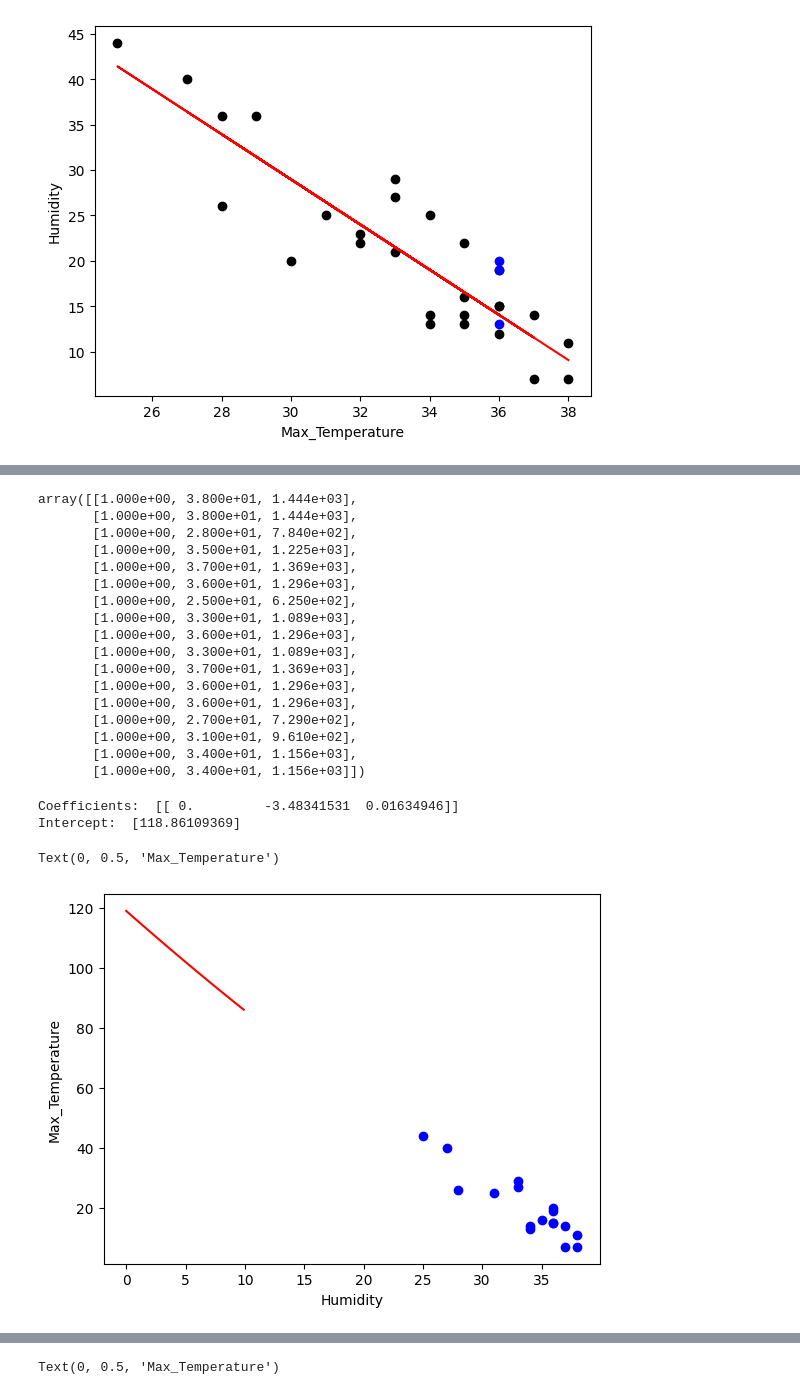
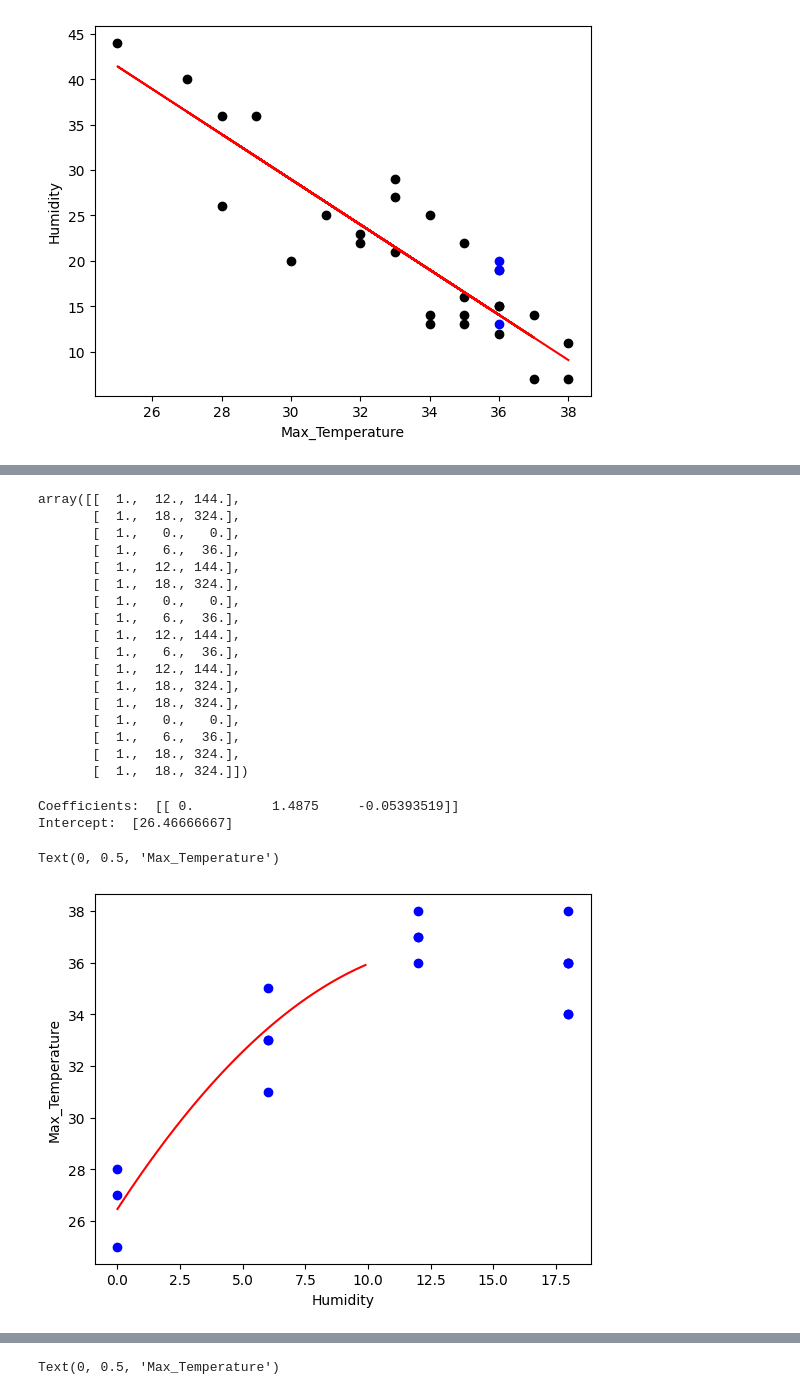
Before and after one commit to hasan-emarati/Temperature, a Jupyter notebook: AirHumidity.ipynb, the cells around one changed output, grey strips where cells are left out. Drawn from its saved outputs; the diff is of its cells as text; code cells hidden in the pictures.

```diff
--- a/AirHumidity.ipynb
+++ b/AirHumidity.ipynb
@@ -135,34 +146,34 @@ cdf.head(9)
 # %%
 from sklearn.preprocessing import PolynomialFeatures
 from sklearn import linear_model
-train_x = np.asanyarray(train[['Max_Temperature']])
-train_y = np.asanyarray(train[['Humidity']])
+train_x = np.asanyarray(train[['Date_Time']])
+train_y = np.asanyarray(train[['Max_Temperature']])
 
-test_x = np.asanyarray(test[['Max_Temperature']])
-test_y = np.asanyarray(test[['Humidity']])
+test_x = np.asanyarray(test[['Date_Time']])
+test_y = np.asanyarray(test[['Max_Temperature']])
 
 
 poly = PolynomialFeatures(degree=2)
 train_x_poly = poly.fit_transform(train_x)
 train_x_poly
 # %% [output]
-array([[1.000e+00, 3.800e+01, 1.444e+03],
-       [1.000e+00, 3.800e+01, 1.444e+03],
-       [1.000e+00, 2.800e+01, 7.840e+02],
-       [1.000e+00, 3.500e+01, 1.225e+03],
-       [1.000e+00, 3.700e+01, 1.369e+03],
-       [1.000e+00, 3.600e+01, 1.296e+03],
-       [1.000e+00, 2.500e+01, 6.250e+02],
-       [1.000e+00, 3.300e+01, 1.089e+03],
-       [1.000e+00, 3.600e+01, 1.296e+03],
-       [1.000e+00, 3.300e+01, 1.089e+03],
-       [1.000e+00, 3.700e+01, 1.369e+03],
-       [1.000e+00, 3.600e+01, 1.296e+03],
-       [1.000e+00, 3.600e+01, 1.296e+03],
-       [1.000e+00, 2.700e+01, 7.290e+02],
-       [1.000e+00, 3.100e+01, 9.610e+02],
-       [1.000e+00, 3.400e+01, 1.156e+03],
-       [1.000e+00, 3.400e+01, 1.156e+03]])
+array([[  1.,  12., 144.],
+       [  1.,  18., 324.],
+       [  1.,   0.,   0.],
+       [  1.,   6.,  36.],
+       [  1.,  12., 144.],
+       [  1.,  18., 324.],
+       [  1.,   0.,   0.],
+       [  1.,   6.,  36.],
+       [  1.,  12., 144.],
+       [  1.,   6.,  36.],
+       [  1.,  12., 144.],
+       [  1.,  18., 324.],
+       [  1.,  18., 324.],
+       [  1.,   0.,   0.],
+       [  1.,   6.,  36.],
+       [  1.,  18., 324.],
+       [  1.,  18., 324.]])
 # %%
 clf = linear_model.LinearRegression()
 train_y_ = clf.fit(train_x_poly, train_y)
@@ -170,18 +181,18 @@ train_y_ = clf.fit(train_x_poly, train_y)
 print ('Coefficients: ', clf.coef_)
 print ('Intercept: ',clf.intercept_)
 # %% [output]
-Coefficients:  [[ 0.         -3.48341531  0.01634946]]
-Intercept:  [118.86109369]
+Coefficients:  [[ 0.          1.4875     -0.05393519]]
+Intercept:  [26.46666667]
 # %%
-plt.scatter(train.Max_Temperature, train.Humidity,  color='blue')
+plt.scatter(train.Date_Time, train.Max_Temperature,  color='blue')
 XX = np.arange(0.0, 10.0, 0.1)
 yy = clf.intercept_[0]+ clf.coef_[0][1]*XX+ clf.coef_[0][2]*np.power(XX, 2)
 plt.plot(XX, yy, '-r' )
 plt.xlabel("Humidity")
 plt.ylabel("Max_Temperature")
 # %% [output]
 Text(0, 0.5, 'Max_Temperature')
-[figure, old version]
+[figure, new version]
 # %%
 from sklearn.metrics import r2_score
 
```
Also changed, not shown: parts of 5 cells of this notebook.
